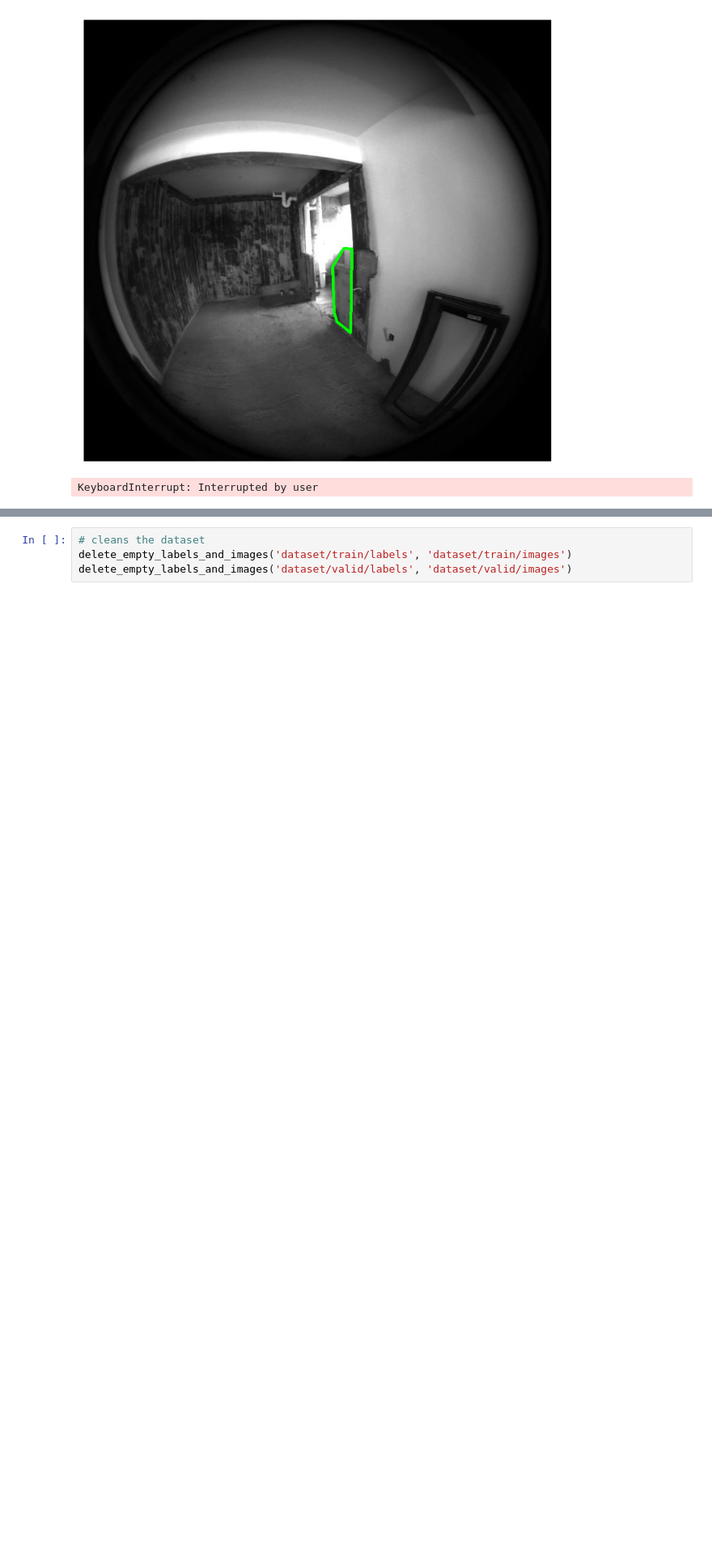
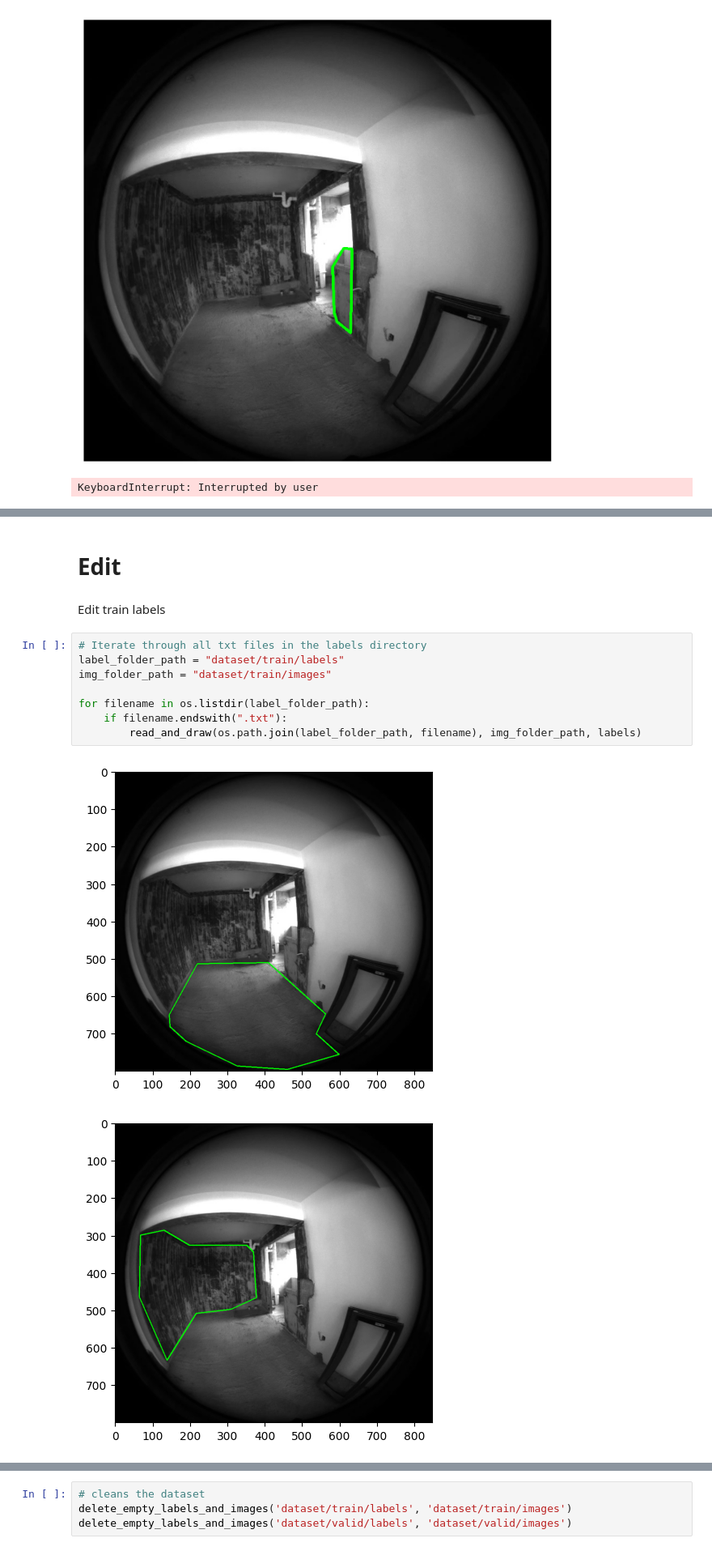
Before and after one commit to A-Alviento/sam-2-yolo, a Jupyter notebook: sam2yolo-tool (1).ipynb, the cells around one changed output, grey strips where cells are left out. Shown at 81% size. Cells and saved outputs as stored; diff of their text form; blank space fills up the shorter version.

Commit message:
added function to edit labels

```diff
--- a/sam2yolo-tool (1).ipynb
+++ b/sam2yolo-tool (1).ipynb
@@ -416,0 +484,15 @@ KeyboardInterrupt: Interrupted by user
+# %% [markdown]
+# Edit
+# %% [markdown]
+Edit train labels
+# %%
+# Iterate through all txt files in the labels directory
+label_folder_path = "dataset/train/labels"
+img_folder_path = "dataset/train/images"
+
+for filename in os.listdir(label_folder_path):
+    if filename.endswith(".txt"):
+        read_and_draw(os.path.join(label_folder_path, filename), img_folder_path, labels)
+# %% [output]
+[figure, added]
+[figure, added]
```
Also changed, not shown: parts of 8 cells of this notebook, 8 other files.
